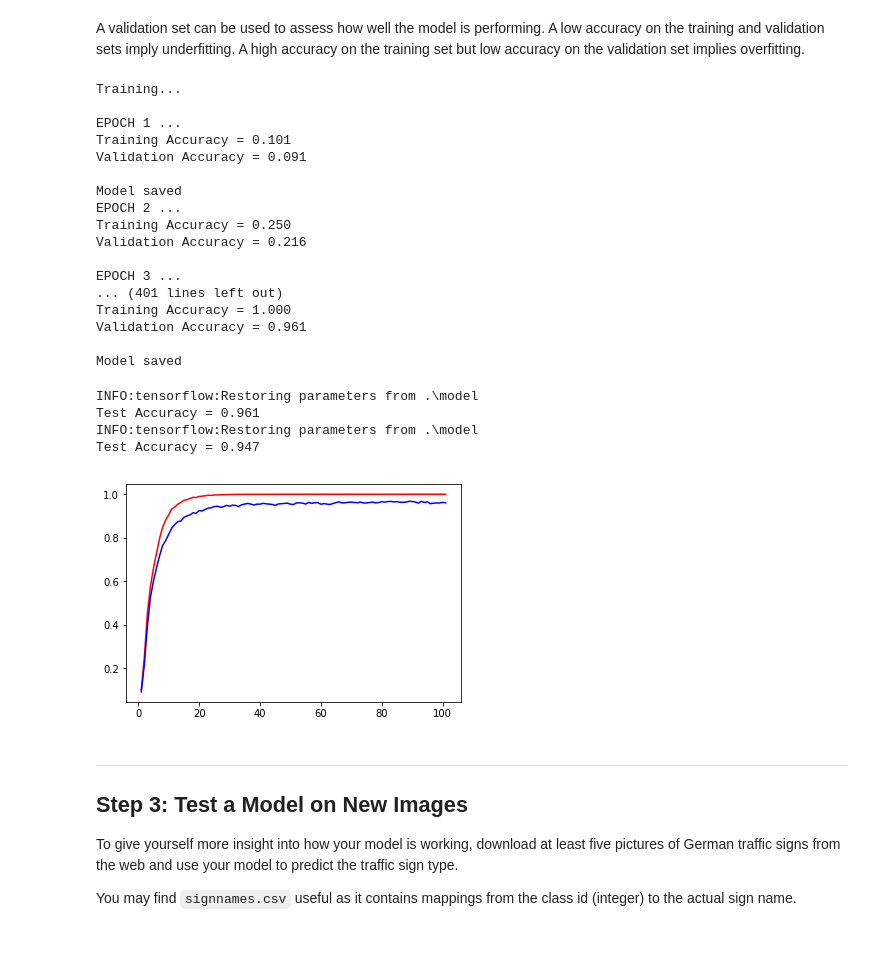
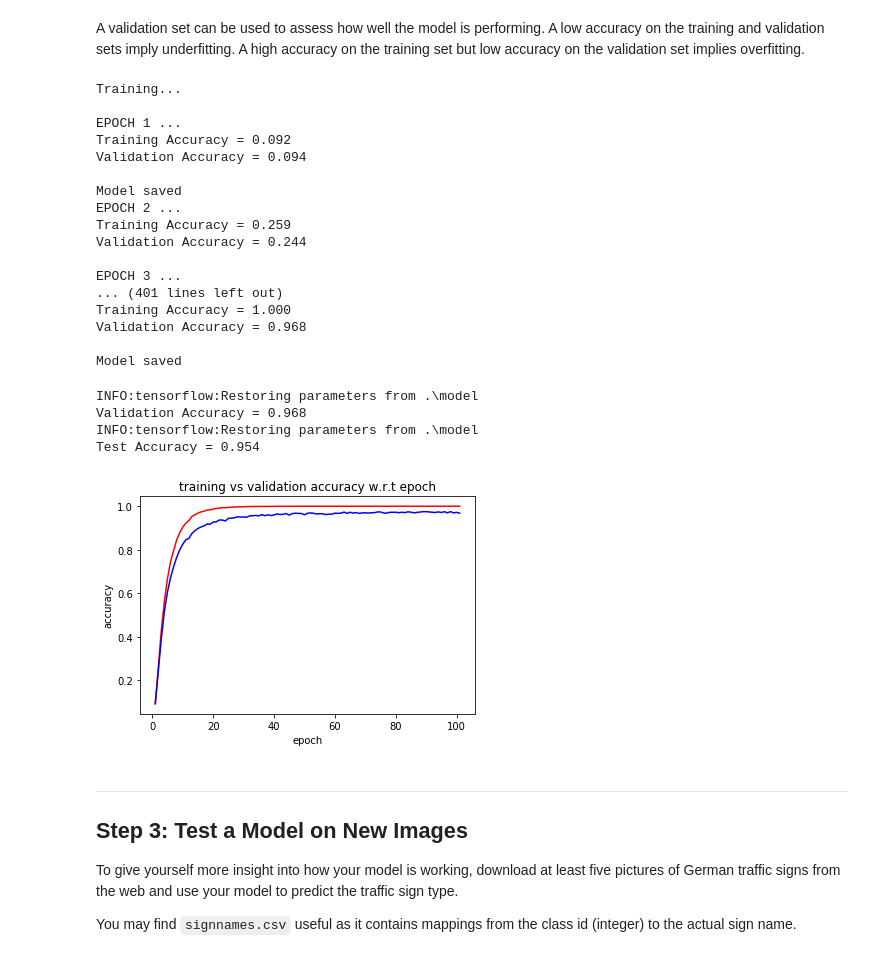
Before and after one commit to zhengys18/TrafficSignClassifier, a Jupyter notebook: Traffic_Sign_Classifier.ipynb, the cells around one changed output. Saved outputs shown, nothing was run; the diff lists cells and outputs as text; code cells hidden in the pictures.

```diff
--- a/Traffic_Sign_Classifier.ipynb
+++ b/Traffic_Sign_Classifier.ipynb
@@ -310,7 +310,7 @@ loss_operation = tf.reduce_mean(cross_entropy)
 global_step = tf.Variable(0, trainable=False)
 starter_learning_rate = 0.0001
 learning_rate = tf.train.exponential_decay(starter_learning_rate, global_step,
-                                           100, 0.95, staircase=True)
+                                           200, 0.95, staircase=True)
 # Passing global_step to minimize() will increment it at each step.
 optimizer = tf.train.AdamOptimizer(learning_rate = learning_rate)
 training_operation = optimizer.minimize(loss_operation)
@@ -342,7 +342,7 @@ with tf.Session(config=config) as sess:
         for offset in range(0, n_train, BATCH_SIZE):
             end = offset + BATCH_SIZE
             batch_x, batch_y = X_train_proc[offset:end], y_train[offset:end]
-            sess.run(training_operation, feed_dict={x: batch_x, y: batch_y, prob1: 0.8, prob2: 0.5})
+            sess.run(training_operation, feed_dict={x: batch_x, y: batch_y, prob1: 0.7, prob2: 0.5})
 
         training_accuracy = evaluate(X_train_proc, y_train)
         print("EPOCH {} ...".format(i+1))
@@ -361,44 +361,47 @@ with tf.Session(config=config) as sess:
 Training...
 
 EPOCH 1 ...
-Training Accuracy = 0.101
-Validation Accuracy = 0.091
+Training Accuracy = 0.092
+Validation Accuracy = 0.094
 
 Model saved
 EPOCH 2 ...
-Training Accuracy = 0.250
-Validation Accuracy = 0.216
+Training Accuracy = 0.259
+Validation Accuracy = 0.244
 
 EPOCH 3 ...
 ... (401 lines left out)
 Training Accuracy = 1.000
-Validation Accuracy = 0.961
+Validation Accuracy = 0.968
 
 Model saved
 # %%
 training_history = np.array(training_history)
 validation_history = np.array(validation_history)
 plt.figure()
-plt.plot(training_history[:,0],training_history[:,1],'r')
-plt.plot(validation_history[:,0],validation_history[:,1],'b')
+plt.plot(training_history[:,0],training_history[:,1],'r',label="training data")
+plt.plot(validation_history[:,0],validation_history[:,1],'b',label="validation data")
+plt.xlabel("epoch")
+plt.ylabel("accuracy")
+plt.title("training vs validation accuracy w.r.t epoch")
 
 with tf.Session() as sess:
     saver.restore(sess, tf.train.latest_checkpoint('.'))
 
     validation_accuracy = evaluate(X_valid_proc, y_valid)
-    print("Test Accuracy = {:.3f}".format(validation_accuracy))
+    print("Validation Accuracy = {:.3f}".format(validation_accuracy))
 
 with tf.Session() as sess:
     saver.restore(sess, tf.train.latest_checkpoint('.'))
 
     test_accuracy = evaluate(X_test_proc, y_test)
     print("Test Accuracy = {:.3f}".format(test_accuracy))
 # %% [output]
 INFO:tensorflow:Restoring parameters from .\model
-Test Accuracy = 0.961
+Validation Accuracy = 0.968
 INFO:tensorflow:Restoring parameters from .\model
-Test Accuracy = 0.947
+Test Accuracy = 0.954
-[figure, old version]
+[figure, new version]
 # %% [markdown]
 ---
 
```
Also changed, not shown: parts of 6 cells of this notebook, 26 other files.
